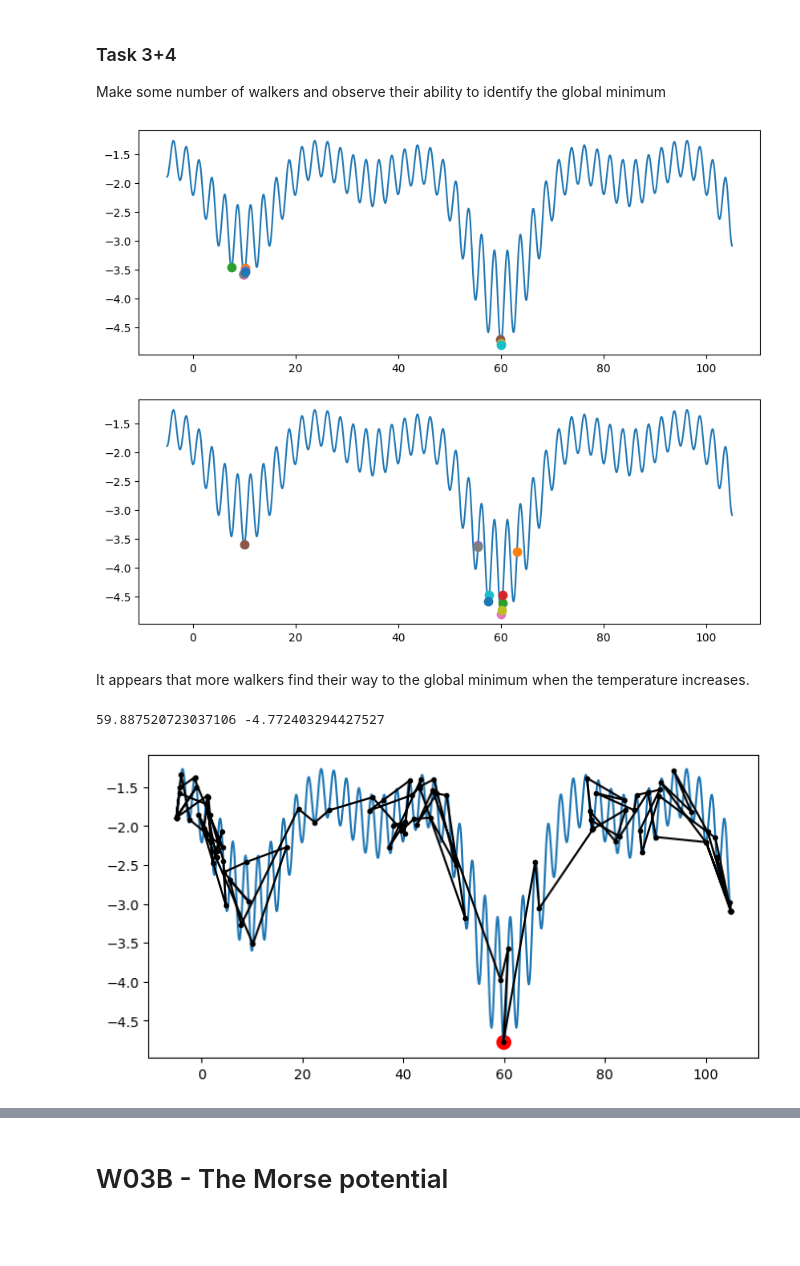
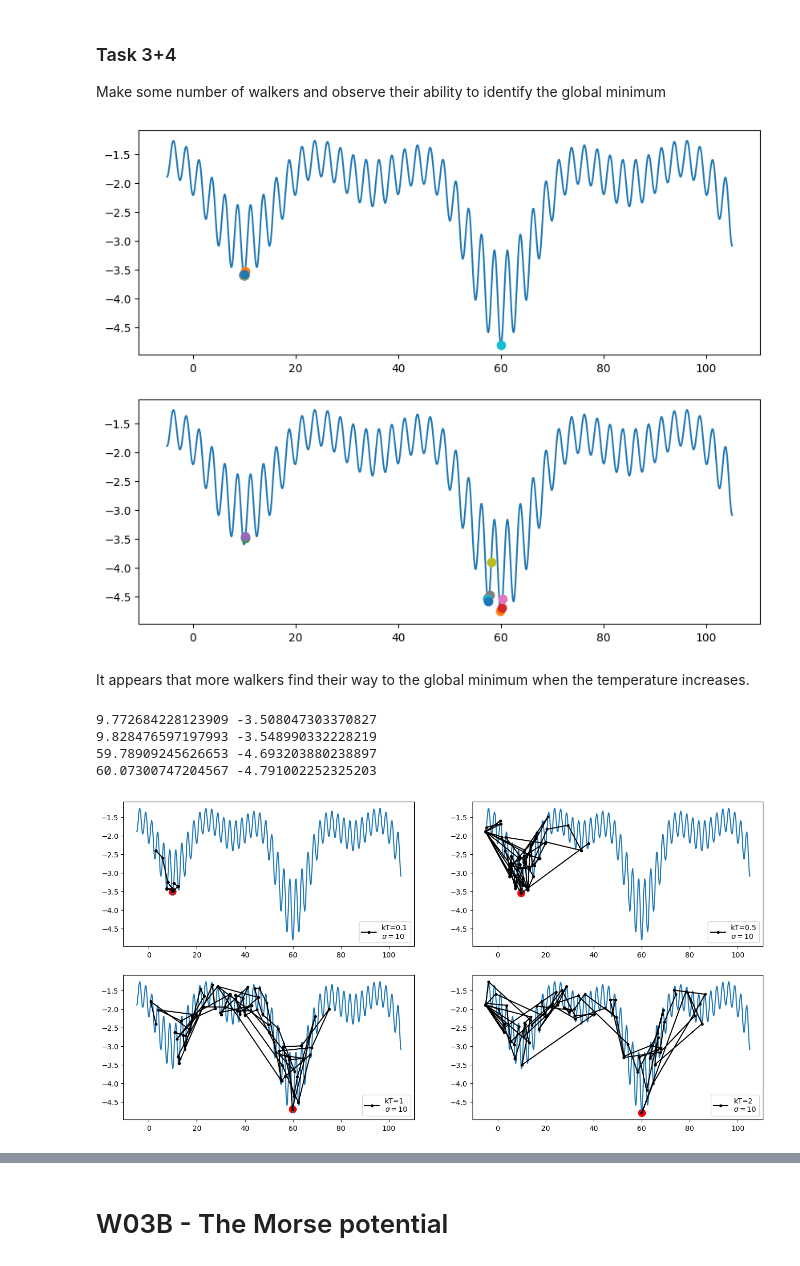
Before and after one commit to EmiloKatten/CompPhys, a Jupyter notebook: 3 Optimization/exercises.ipynb, the cells around one changed output, grey strips where cells are left out. Cells and saved outputs as stored; diff of their text form; code cells hidden in the pictures; blank space fills up the shorter version.

```diff
--- a/3 Optimization/exercises.ipynb
+++ b/3 Optimization/exercises.ipynb
@@ -109,13 +109,14 @@ class System():
     def big_plot(self, ax):
         x_points, y_points = zip(*self.states)
         ax.plot(xs, V(xs))
-        ax.plot(x_points, y_points, '.-', color='k', ms=6)
+        ax.plot(x_points, y_points, '.-', color='k', ms=6, label=f'kT={self.kT}\n'+r'$\sigma=$'+f'{self.delta}')
         print(self.xopt, self.yopt)
+        ax.legend(loc='lower right')
         ax.scatter(self.xopt, self.yopt, color='red', s=100)
         # ax.plot(x_points[::self.n_steps//20], y_points[::self.n_steps//20], '.-', color='k', ms=6)
 # %%
-s_lowT = System(n_steps=8, kT=0.5, x=3, delta=0.5)
-s_highT = System(n_steps=8, kT=10, x=3, delta=0.5)
+s_lowT = System(n_steps=8, kT=0.2, x=3, delta=0.5)
+s_highT = System(n_steps=8, kT=2, x=3, delta=0.5)
 
 fig, axes = plt.subplots(2,2,figsize=(12,6))
 s_lowT.plot((axes[0,0], axes[1,0]), 'Low T')
@@ -132,18 +133,22 @@ fig, axes = plt.subplots(2,1,figsize=(10,8))
 for ax in axes:
     ax.plot(xs, V(xs))
 for _ in range(10):
-    s_lowT = System(n_steps=100, kT=0.5, x=3, xmin=-5, xmax=105, delta=8)
-    s_highT = System(n_steps=100, kT=5, x=3, xmin=-5, xmax=105, delta=8)
+    s_lowT = System(n_steps=100, kT=0.2, x=3, xmin=-5, xmax=105, delta=10)
+    s_highT = System(n_steps=100, kT=2, x=3, xmin=-5, xmax=105, delta=10)
     axes[0].plot(s_lowT.xopt, s_lowT.yopt, '.', ms=15)
     axes[1].plot(s_highT.xopt, s_highT.yopt, '.', ms=15)
 # %% [output]
-[figure, old version]
+[figure, new version]
 # %% [markdown]
 It appears that more walkers find their way to the global minimum when the temperature increases.
 # %%
-s_highT = System(n_steps=100, kT=10, x=3, xmin=-5, xmax=105, delta=5)
-fig, ax = plt.subplots(1,1,figsize=(8,4))
-s_highT.big_plot(ax)
+fig, axes = plt.subplots(2,2,figsize=(16,8))
+for kT, ax in zip([0.1, 0.5, 1, 2], axes.flatten()):
+    s_highT = System(n_steps=100, kT=kT, x=3, xmin=-5, xmax=105, delta=10)
+    s_highT.big_plot(ax)
 # %% [output]
-59.887520723037106 -4.772403294427527
+9.772684228123909 -3.508047303370827
+9.828476597197993 -3.548990332228219
+59.78909245626653 -4.693203880238897
+60.07300747204567 -4.791002252325203
-[figure, old version]
+[figure, new version]
```
Also changed, not shown: parts of 34 cells of this notebook, 13 other files.
